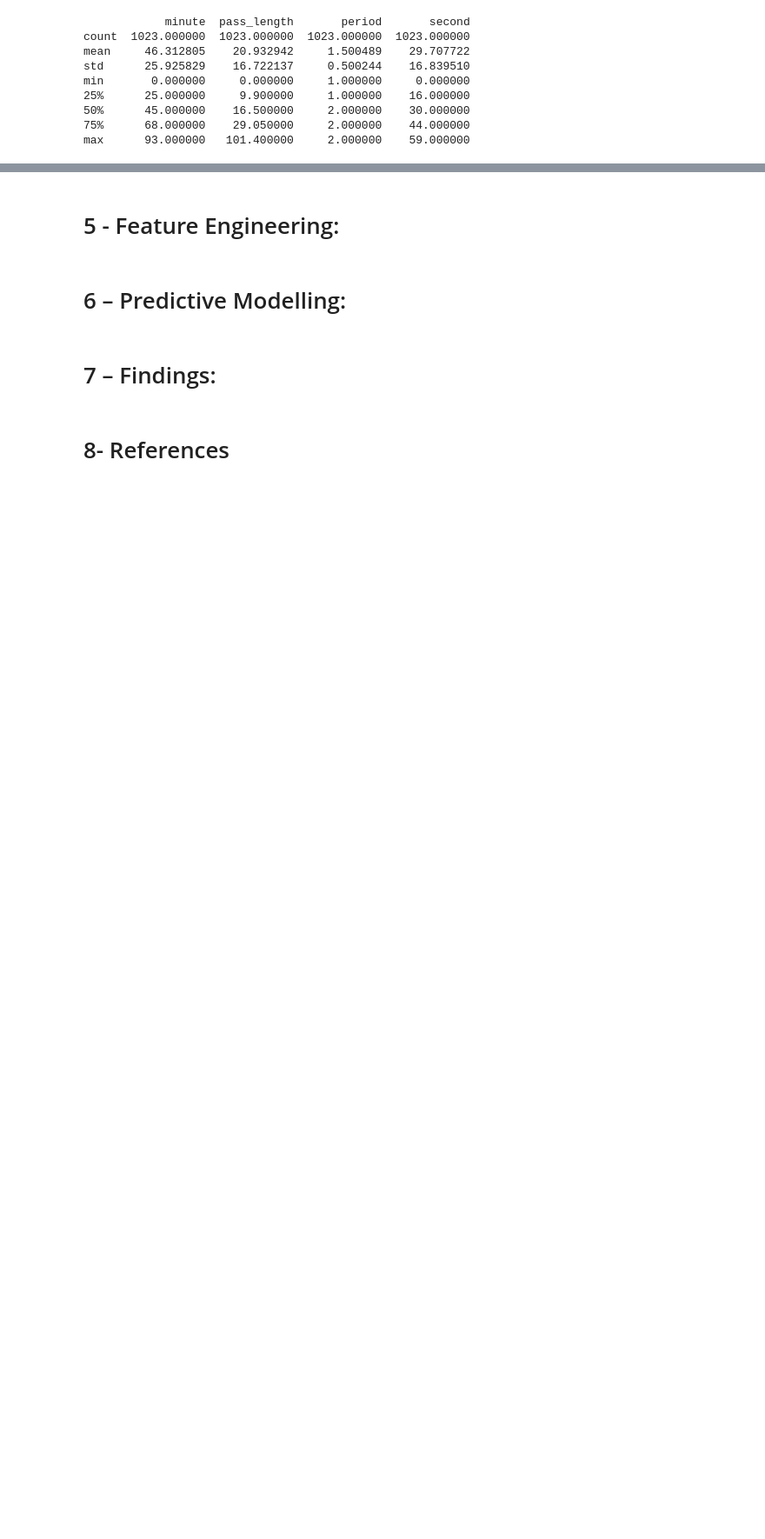
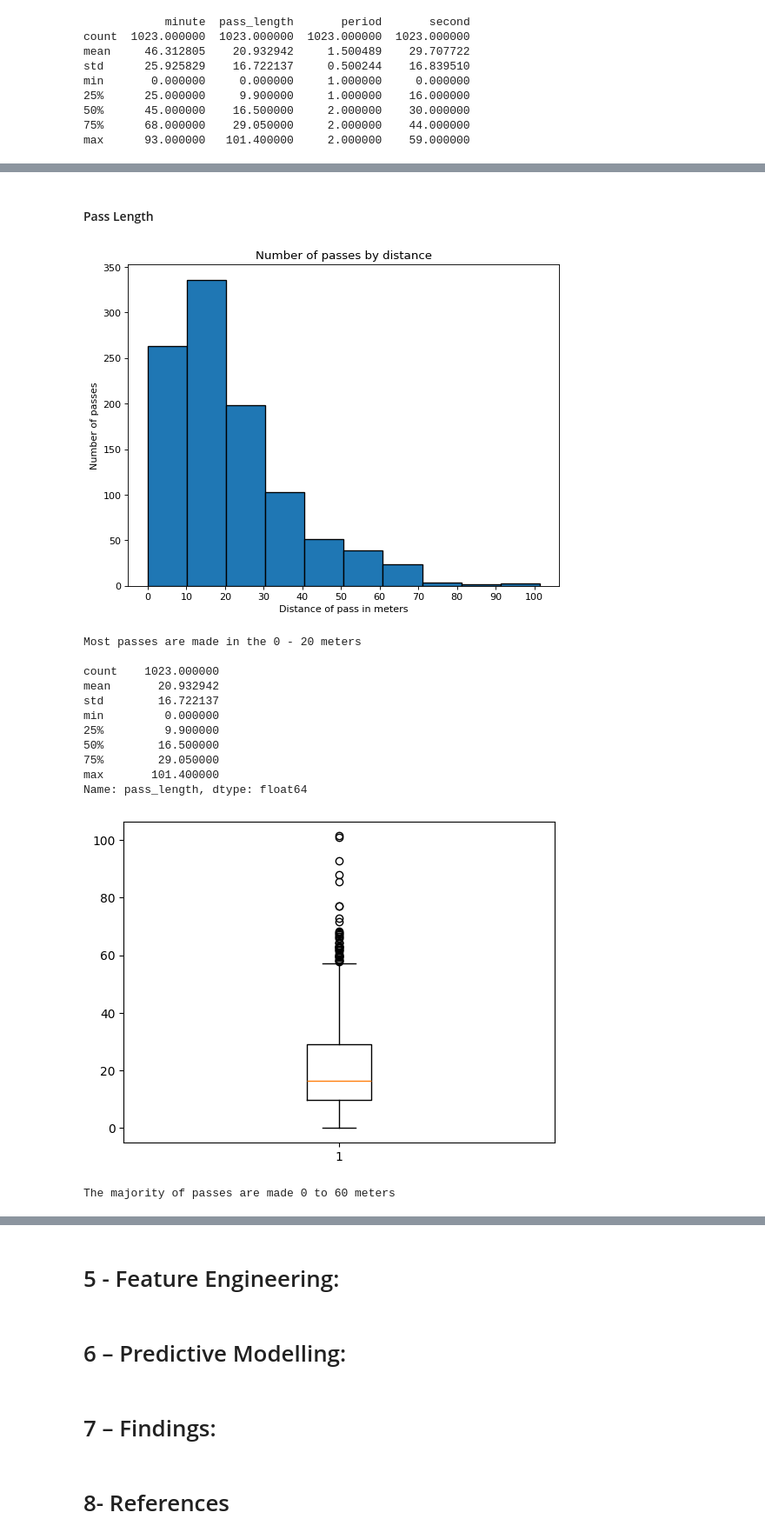
Before and after one commit to NojusMat/DataScience_CA2, a Jupyter notebook: NojusMatuseviciusDAProject.ipynb, the cells around one changed output, grey strips where cells are left out. Shown at 87% size. Saved outputs shown, nothing was run; the diff lists cells and outputs as text; code cells hidden in the pictures; blank space fills up the shorter version.

```diff
--- a/NojusMatuseviciusDAProject.ipynb
+++ b/NojusMatuseviciusDAProject.ipynb
@@ -482,0 +560,42 @@ max      93.000000   101.400000     2.000000    59.000000
+# %% [markdown]
+#### Pass Length
+# %%
+#________________________________________Pass Length _______________________________________________________
+
+# styling of pass length diagram
+figure(num=None, figsize=(8, 6), dpi=80, facecolor='w', edgecolor='k')
+plt.hist(x=data.pass_length,edgecolor='black', linewidth=1.2)
+
+# set the ticks and labels to display as the x axis
+tickvalues = [0,10,20,30,40,50,60,70,80,90,100]
+ticklabels = ["0","10","20","30","40","50","60","70","80","90","100"]
+
+plt.xticks(tickvalues,ticklabels)
+plt.title("Number of passes by distance")
+plt.ylabel("Number of passes")
+plt.xlabel("Distance of pass in meters")
+plt.show()
+print("Most passes are made in the 0 - 20 meters\n")
+
+# describe the data of pass length
+print(data.describe().pass_length)
+
+# Boxplot for pass length
+plt.boxplot(x=data.pass_length)
+plt.show()
+print("The majority of passes are made 0 to 60 meters\n")
+# %% [output]
+[figure, added]
+Most passes are made in the 0 - 20 meters
+
+count    1023.000000
+mean       20.932942
+std        16.722137
+min         0.000000
+25%         9.900000
+50%        16.500000
+75%        29.050000
+max       101.400000
+Name: pass_length, dtype: float64
+[figure, added]
+The majority of passes are made 0 to 60 meters
```
Also changed, not shown: parts of 23 cells of this notebook.
